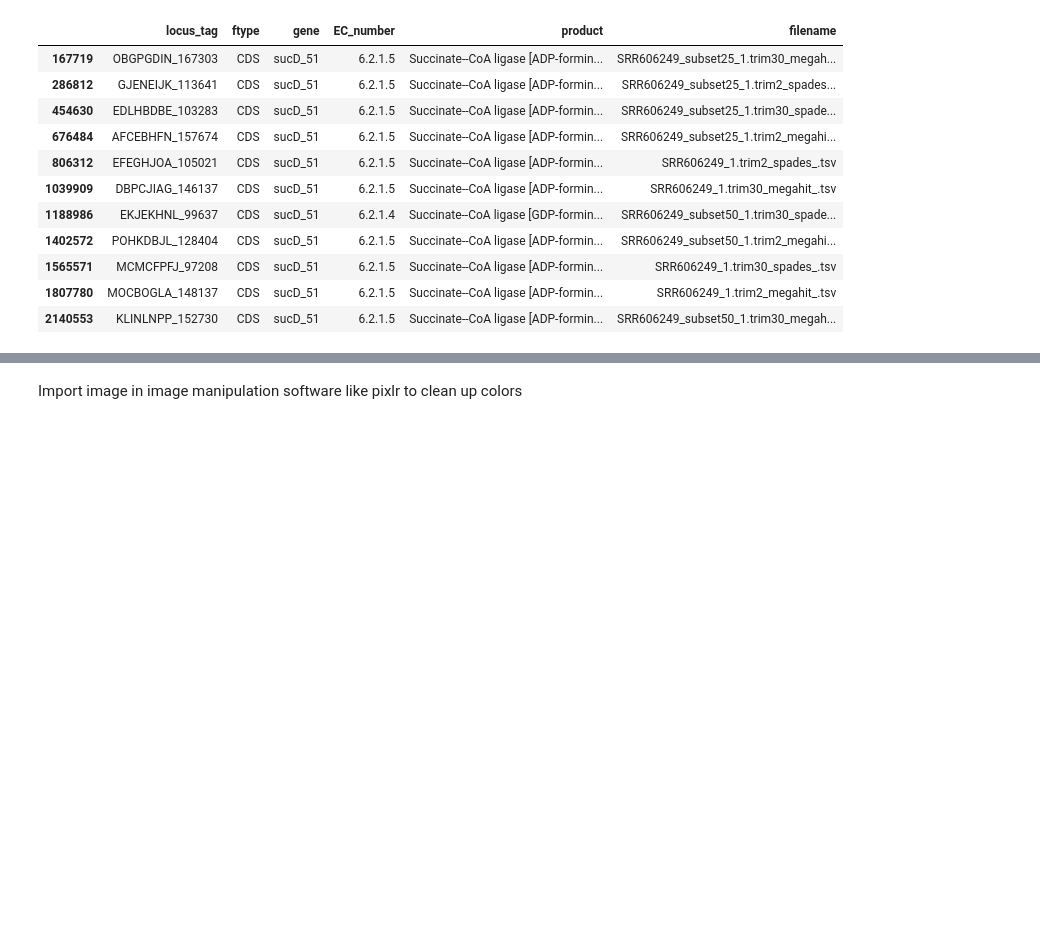
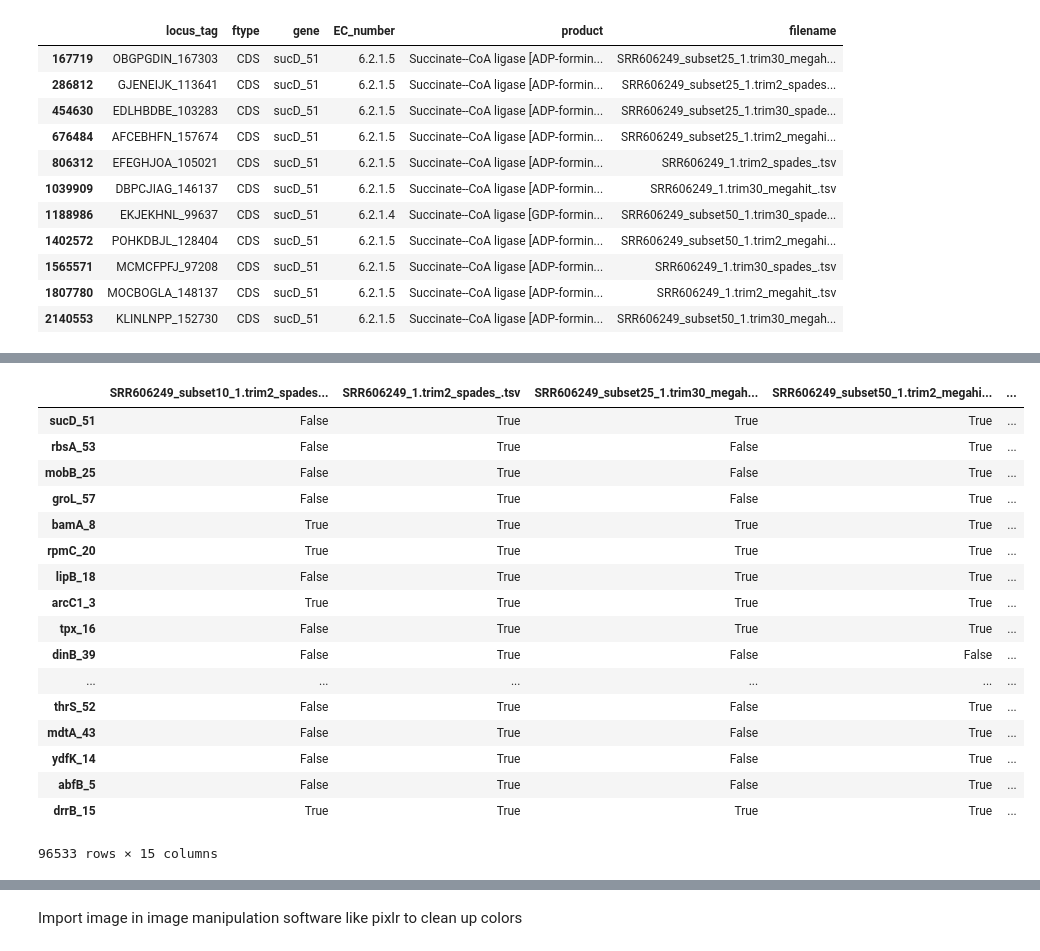
Before and after one commit to dahak-metagenomics/dahak, a Jupyter notebook: workflows/functional_inference/prokka/functional_inference_example.ipynb, the cells around one changed output, grey strips where cells are left out. Saved outputs shown, nothing was run; the diff lists cells and outputs as text; code cells hidden in the pictures; blank space fills up the shorter version.

Commit message:
added code to fomat gene list as true/fasle table

```diff
--- a/workflows/functional_inference/prokka/functional_inference_example.ipynb
+++ b/workflows/functional_inference/prokka/functional_inference_example.ipynb
@@ -160,0 +167,12 @@ NotebookApp.rate_limit_window=3.0 (secs)
+# %%
+a = {}
+
+for gene in gene_list:
+    a[gene] = []
+# %%
+from collections import defaultdict
+
+gene_filenames = defaultdict(list)
+
+for line in a:
+    gene_filenames[line['gene'].iloc[0]].extend(line['filename'].tolist())
@@ -160,0 +199,31 @@ NotebookApp.rate_limit_window=3.0 (secs)
+# %%
+filenames = set()
+for files in gene_filenames.values():
+    filenames.update(files)
+# %%
+filenames = list(filenames)
+# %%
+data = {}
+for gene, files in gene_filenames.items():
+    data[gene] = [file in files for file in filenames]
+dense_df = pd.DataFrame.from_dict(data, orient='index', columns=filenames)
+dense_df
+# %% [output]
+|  | SRR606249_subset10_1.trim2_spades... | SRR606249_1.trim2_spades_.tsv | SRR606249_subset25_1.trim30_megah... | SRR606249_subset50_1.trim2_megahi... | ... |
+| sucD_51 | False | True | True | True | ... |
+| rbsA_53 | False | True | False | True | ... |
+| mobB_25 | False | True | False | True | ... |
+| groL_57 | False | True | False | True | ... |
+| bamA_8 | True | True | True | True | ... |
+| rpmC_20 | True | True | True | True | ... |
+| lipB_18 | False | True | True | True | ... |
+| arcC1_3 | True | True | True | True | ... |
+| tpx_16 | False | True | True | True | ... |
+| dinB_39 | False | True | False | False | ... |
+| ... | ... | ... | ... | ... | ... |
+| thrS_52 | False | True | False | True | ... |
+| mdtA_43 | False | True | False | True | ... |
+| ydfK_14 | False | True | False | True | ... |
+| abfB_5 | False | True | False | True | ... |
+| drrB_15 | True | True | True | True | ... |
+96533 rows × 15 columns
```
Also changed, not shown: parts of 6 cells of this notebook.
